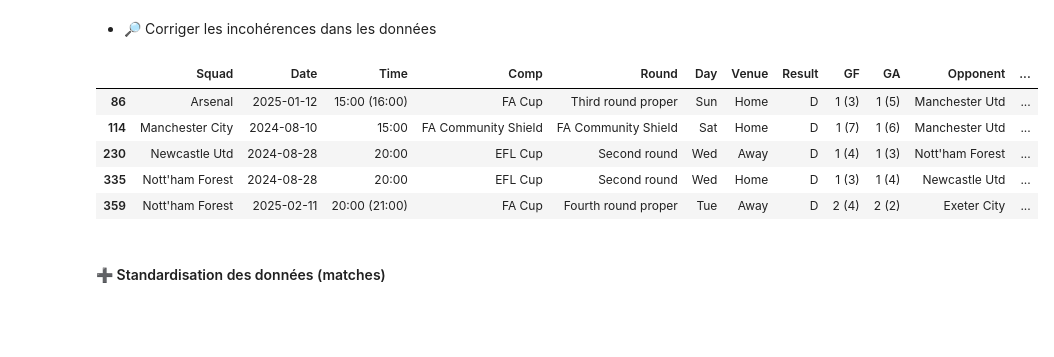
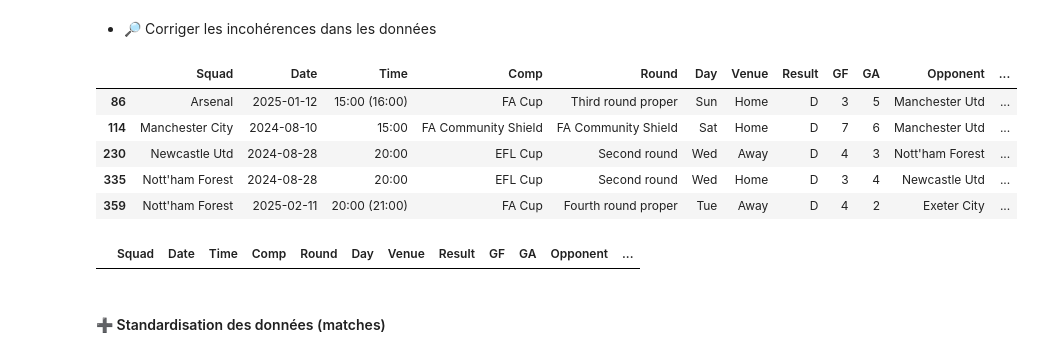
Before and after one commit to bouchramilo/FootData_Analytics_Modeling, a Jupyter notebook: notebooks/transform.ipynb, the cells around one changed output. Drawn from its saved outputs; the diff is of its cells as text; code cells hidden in the pictures; blank space fills up the shorter version.

```diff
--- a/notebooks/transform.ipynb
+++ b/notebooks/transform.ipynb
@@ -110,25 +110,53 @@ df_matches_clean = df_matches_clean.drop_duplicates()
 Le nombre total des duplications dans la table des matches : 0
 # %% [markdown]
 * 🔎 Corriger les incohérences dans les données
+# %%
+# Extraire les valeurs entre parenthèses
+gf_penalties = df_matches_clean['GF'].str.extract(r'\((\d+)\)', expand=False)
+ga_penalties = df_matches_clean['GA'].str.extract(r'\((\d+)\)', expand=False)
+
+# Remplacer seulement les lignes où on a trouvé des valeurs entre parenthèses
+df_matches_clean['GF'] = gf_penalties.fillna(df_matches_clean['GF'])
+df_matches_clean['GA'] = ga_penalties.fillna(df_matches_clean['GA'])
+
+# Convertir en numérique
+df_matches_clean['GF'] = pd.to_numeric(df_matches_clean['GF'], errors='coerce')
+df_matches_clean['GA'] = pd.to_numeric(df_matches_clean['GA'], errors='coerce')
 # %%
 # Vérification
 incoherences = df_matches_clean[
     ((df_matches_clean['GF'] > df_matches_clean['GA']) & (df_matches_clean['Result'] != 'W')) |
     ((df_matches_clean['GF'] < df_matches_clean['GA']) & (df_matches_clean['Result'] != 'L')) |
     ((df_matches_clean['GF'] == df_matches_clean['GA']) & (df_matches_clean['Result'] != 'D'))
 ]
-pd.DataFrame(incoherences.head(5))
+
+pd.DataFrame(incoherences).head(5)
+
+# print(incoherences.shape)
 # %% [output]
 |  | Squad | Date | Time | Comp | Round | Day | Venue | Result | GF | GA | Opponent | ... |
-| 86 | Arsenal | 2025-01-12 | 15:00 (16:00) | FA Cup | Third round proper | Sun | Home | D | 1 (3) | 1 (5) | Manchester Utd | ... |
-| 114 | Manchester City | 2024-08-10 | 15:00 | FA Community Shield | FA Community Shield | Sat | Home | D | 1 (7) | 1 (6) | Manchester Utd | ... |
-| 230 | Newcastle Utd | 2024-08-28 | 20:00 | EFL Cup | Second round | Wed | Away | D | 1 (4) | 1 (3) | Nott'ham Forest | ... |
-| 335 | Nott'ham Forest | 2024-08-28 | 20:00 | EFL Cup | Second round | Wed | Home | D | 1 (3) | 1 (4) | Newcastle Utd | ... |
-| 359 | Nott'ham Forest | 2025-02-11 | 20:00 (21:00) | FA Cup | Fourth round proper | Tue | Away | D | 2 (4) | 2 (2) | Exeter City | ... |
+| 86 | Arsenal | 2025-01-12 | 15:00 (16:00) | FA Cup | Third round proper | Sun | Home | D | 3 | 5 | Manchester Utd | ... |
+| 114 | Manchester City | 2024-08-10 | 15:00 | FA Community Shield | FA Community Shield | Sat | Home | D | 7 | 6 | Manchester Utd | ... |
+| 230 | Newcastle Utd | 2024-08-28 | 20:00 | EFL Cup | Second round | Wed | Away | D | 4 | 3 | Nott'ham Forest | ... |
+| 335 | Nott'ham Forest | 2024-08-28 | 20:00 | EFL Cup | Second round | Wed | Home | D | 3 | 4 | Newcastle Utd | ... |
+| 359 | Nott'ham Forest | 2025-02-11 | 20:00 (21:00) | FA Cup | Fourth round proper | Tue | Away | D | 4 | 2 | Exeter City | ... |
 # %%
 df_matches_clean.loc[df_matches_clean['GF'] > df_matches_clean['GA'], 'Result'] = 'W'
 df_matches_clean.loc[df_matches_clean['GF'] < df_matches_clean['GA'], 'Result'] = 'L'
 df_matches_clean.loc[df_matches_clean['GF'] == df_matches_clean['GA'], 'Result'] = 'D'
+# %%
+# Vérification apres la correction
+incoherences = df_matches_clean[
+    ((df_matches_clean['GF'] > df_matches_clean['GA']) & (df_matches_clean['Result'] != 'W')) |
+    ((df_matches_clean['GF'] < df_matches_clean['GA']) & (df_matches_clean['Result'] != 'L')) |
+    ((df_matches_clean['GF'] == df_matches_clean['GA']) & (df_matches_clean['Result'] != 'D'))
+]
+
+pd.DataFrame(incoherences).head(5)
+
+# print(incoherences.shape)
+# %% [output]
+|  | Squad | Date | Time | Comp | Round | Day | Venue | Result | GF | GA | Opponent | ... |
 # %% [markdown]
 
 #### ➕ Standardisation des données (matches)
```
Also changed, not shown: 3 other files.
